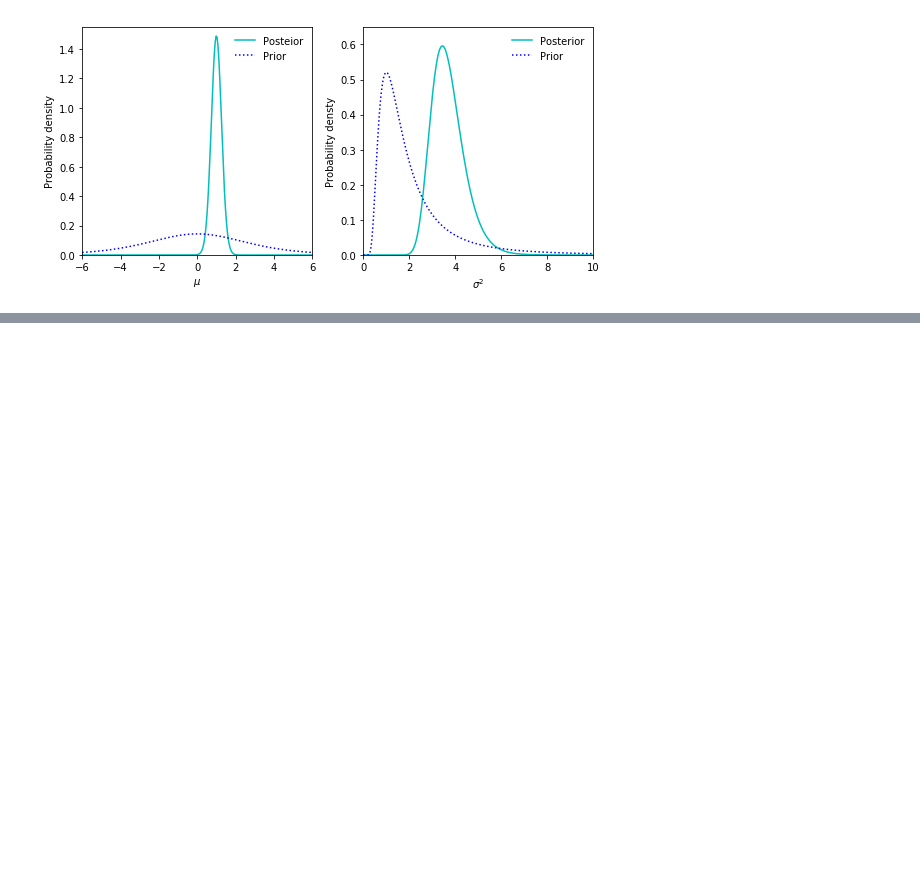
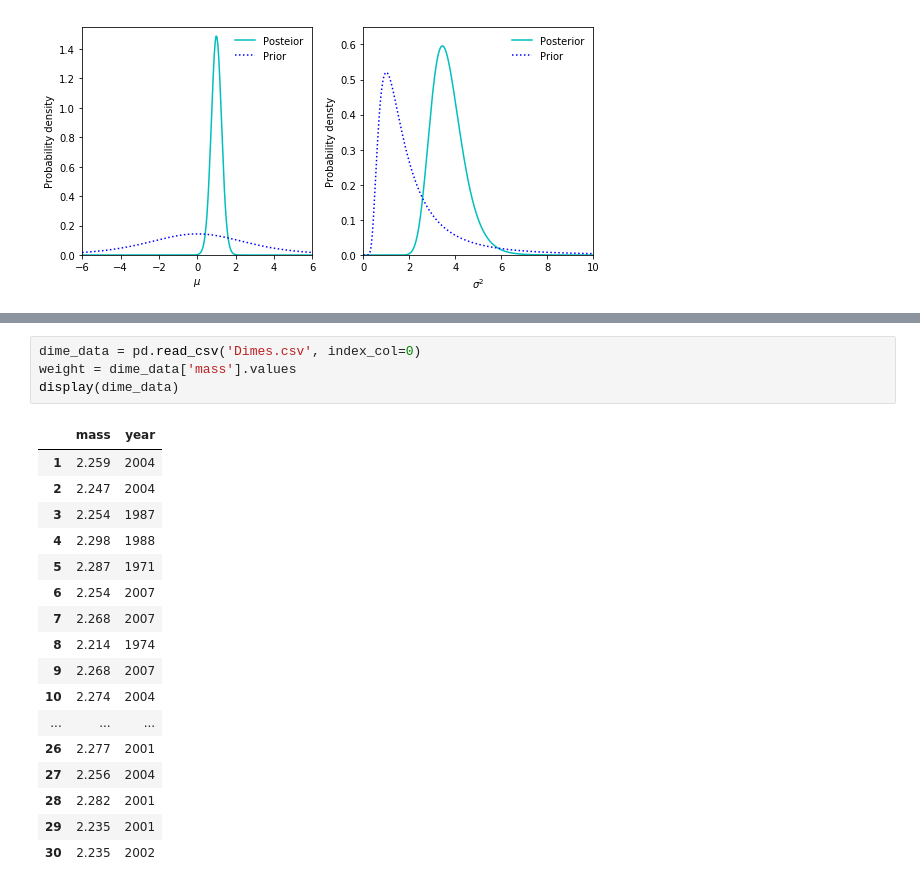
Before and after one commit to nakatsuma/probability_and_statistics, a Jupyter notebook: gaussian_inference.ipynb, the cells around one changed output, grey strips where cells are left out. Saved outputs shown, nothing was run; the diff lists cells and outputs as text; blank space fills up the shorter version.

```diff
--- a/gaussian_inference.ipynb
+++ b/gaussian_inference.ipynb
@@ -288,0 +326,22 @@ plt.show()
+# %%
+dime_data = pd.read_csv('Dimes.csv', index_col=0)
+weight = dime_data['mass'].values
+display(dime_data)
+# %% [output]
+|  | mass | year |
+| 1 | 2.259 | 2004 |
+| 2 | 2.247 | 2004 |
+| 3 | 2.254 | 1987 |
+| 4 | 2.298 | 1988 |
+| 5 | 2.287 | 1971 |
+| 6 | 2.254 | 2007 |
+| 7 | 2.268 | 2007 |
+| 8 | 2.214 | 1974 |
+| 9 | 2.268 | 2007 |
+| 10 | 2.274 | 2004 |
+| ... | ... | ... |
+| 26 | 2.277 | 2001 |
+| 27 | 2.256 | 2004 |
+| 28 | 2.282 | 2001 |
+| 29 | 2.235 | 2001 |
+| 30 | 2.235 | 2002 |
```
Also changed, not shown: parts of 4 cells of this notebook, 1 other file.
